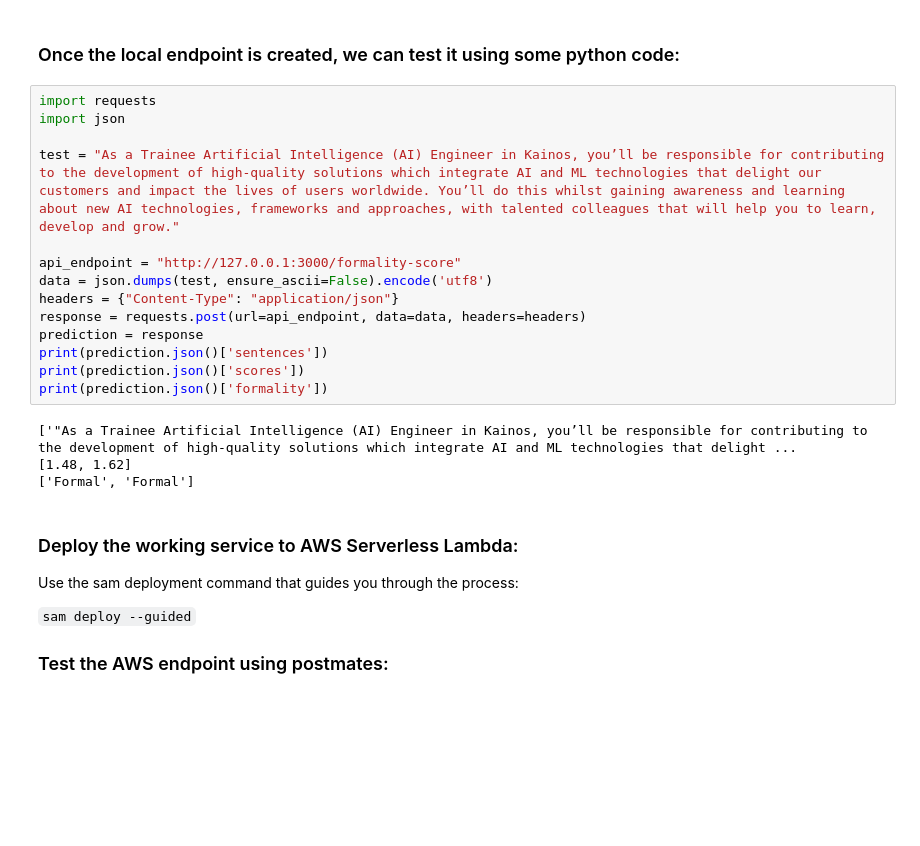
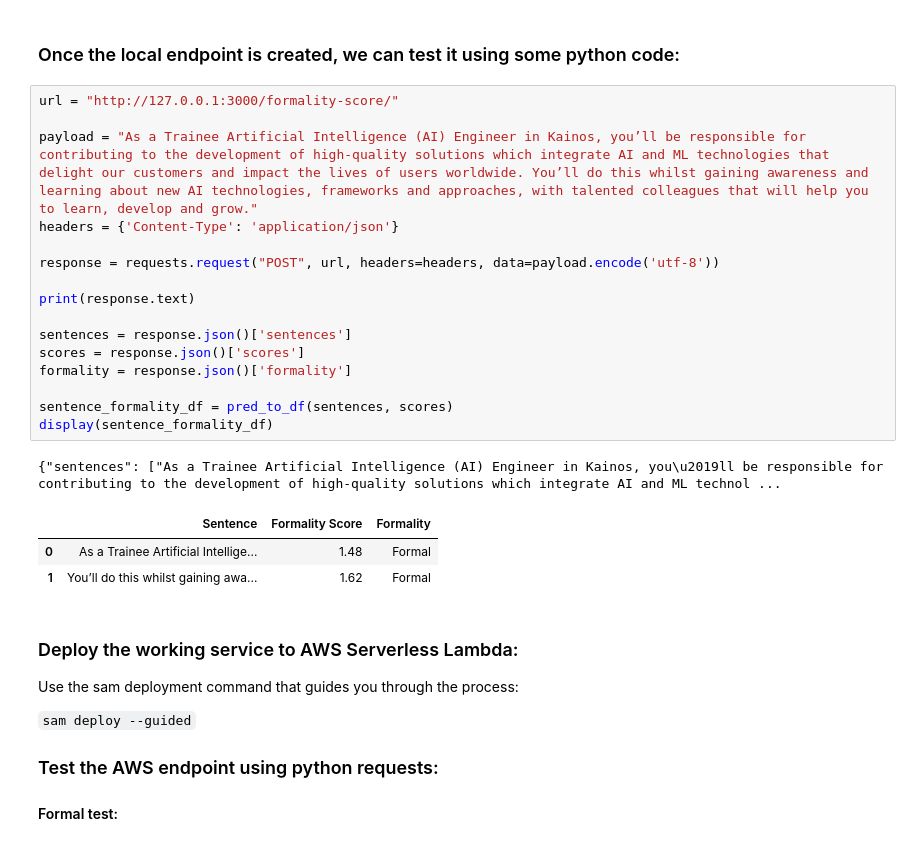
Before and after one commit to GroupAKainos/GroupA_ML, a Jupyter notebook: 007-AWS-Endpoint.ipynb, the cells around one changed output. Drawn from its saved outputs; the diff is of its cells as text; blank space fills up the shorter version.

````diff
--- a/007-AWS-Endpoint.ipynb
+++ b/007-AWS-Endpoint.ipynb
@@ -39,24 +45,27 @@
 Run the container locally: ``` sam local start-api ```
 # %% [markdown]
 ### Once the local endpoint is created, we can test it using some python code:
-# %%
-import requests
-import json
-
-test = "As a Trainee Artificial Intelligence (AI) Engineer in Kainos, you’ll be responsible for contributing to the development of high-quality solutions which integrate AI and ML technologies that delight our customers and impact the lives of users worldwide. You’ll do this whilst gaining awareness and learning about new AI technologies, frameworks and approaches, with talented colleagues that will help you to learn, develop and grow."
-
-api_endpoint = "http://127.0.0.1:3000/formality-score"
-data = json.dumps(test, ensure_ascii=False).encode('utf8')
-headers = {"Content-Type": "application/json"}
-response = requests.post(url=api_endpoint, data=data, headers=headers)
-prediction = response
-print(prediction.json()['sentences'])
-print(prediction.json()['scores'])
-print(prediction.json()['formality'])
-# %% [output]
-['"As a Trainee Artificial Intelligence (AI) Engineer in Kainos, you’ll be responsible for contributing to the development of high-quality solutions which integrate AI and ML technologies that delight ...
-[1.48, 1.62]
-['Formal', 'Formal']
+# %%
+url = "http://127.0.0.1:3000/formality-score/"
+
+payload = "As a Trainee Artificial Intelligence (AI) Engineer in Kainos, you’ll be responsible for contributing to the development of high-quality solutions which integrate AI and ML technologies that delight our customers and impact the lives of users worldwide. You’ll do this whilst gaining awareness and learning about new AI technologies, frameworks and approaches, with talented colleagues that will help you to learn, develop and grow."
+headers = {'Content-Type': 'application/json'}
+
+response = requests.request("POST", url, headers=headers, data=payload.encode('utf-8'))
+
+print(response.text)
+
+sentences = response.json()['sentences']
+scores = response.json()['scores']
+formality = response.json()['formality']
+
+sentence_formality_df = pred_to_df(sentences, scores)
+display(sentence_formality_df)
+# %% [output]
+{"sentences": ["As a Trainee Artificial Intelligence (AI) Engineer in Kainos, you\u2019ll be responsible for contributing to the development of high-quality solutions which integrate AI and ML technol ...
+|  | Sentence | Formality Score | Formality |
+| 0 | As a Trainee Artificial Intellige... | 1.48 | Formal |
+| 1 | You’ll do this whilst gaining awa... | 1.62 | Formal |
 # %% [markdown]
 ### Deploy the working service to AWS Serverless Lambda:
 
@@ -64,7 +73,8 @@ Use the sam deployment command that guides you through the process:
 
 ```sam deploy --guided```
 
-### Test the AWS endpoint using postmates:
+### Test the AWS endpoint using python requests:
+#### Formal test:
 # %%
 f = open("./data/sanity_check/formal_text.txt", "r")
 formal = f.read()
````
Also changed, not shown: parts of 8 cells of this notebook, 3 other files.
